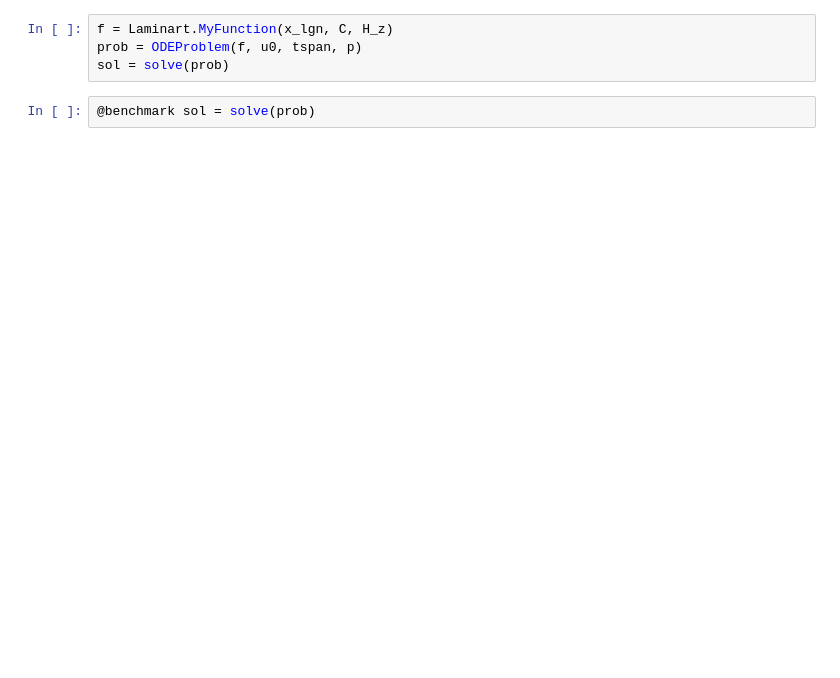
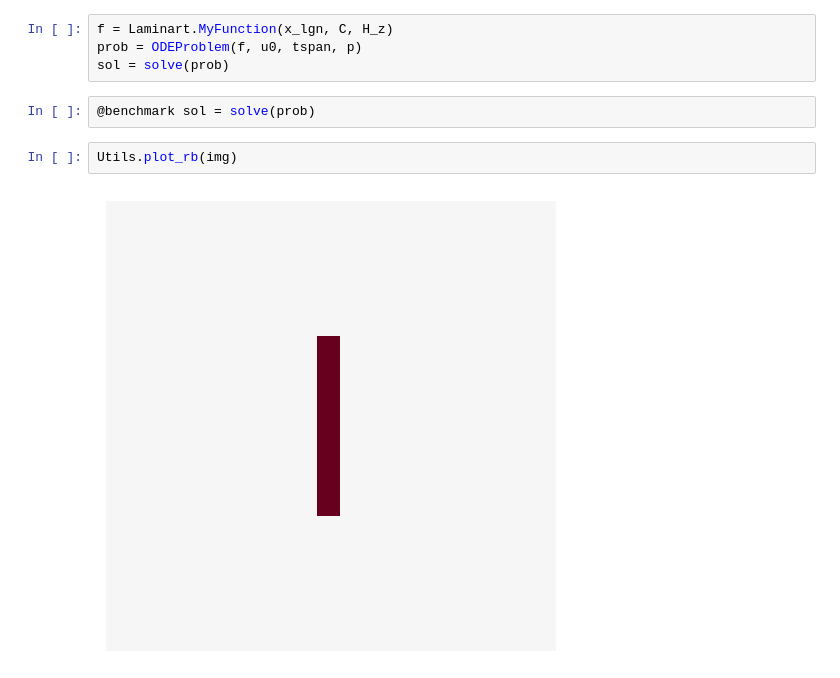
Before and after one commit to nialltc/MEngProject.jl, a Jupyter notebook: notebooks/struct_dev.ipynb, the cells around one changed output. Saved outputs shown, nothing was run; the diff lists cells and outputs as text; blank space fills up the shorter version.

```diff
--- a/notebooks/struct_dev.ipynb
+++ b/notebooks/struct_dev.ipynb
@@ -85,3 +85,7 @@ prob = ODEProblem(f, u0, tspan, p)
 sol = solve(prob)
 # %%
 @benchmark sol = solve(prob)
+# %%
+Utils.plot_rb(img)
+# %% [output]
+[figure, added]
```
Also changed, not shown: parts of 22 cells of this notebook, 4 other files.
